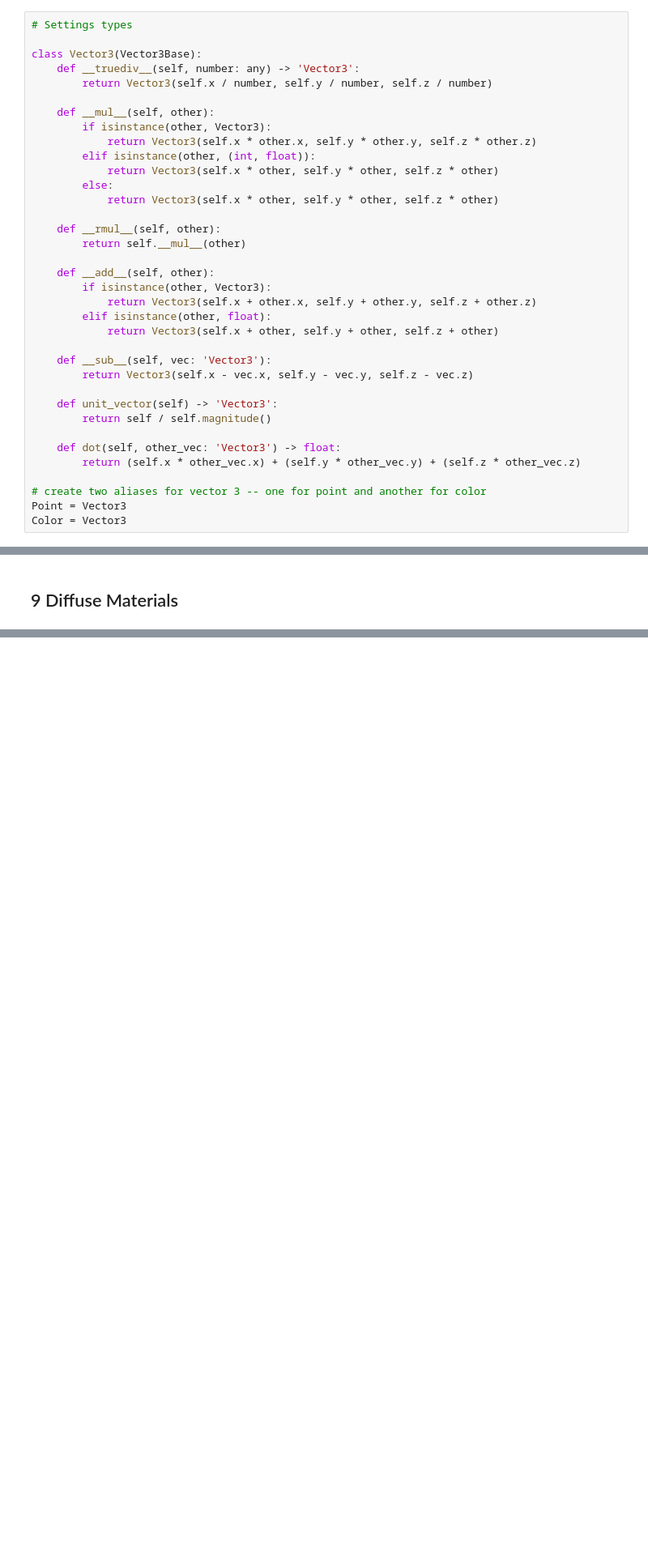
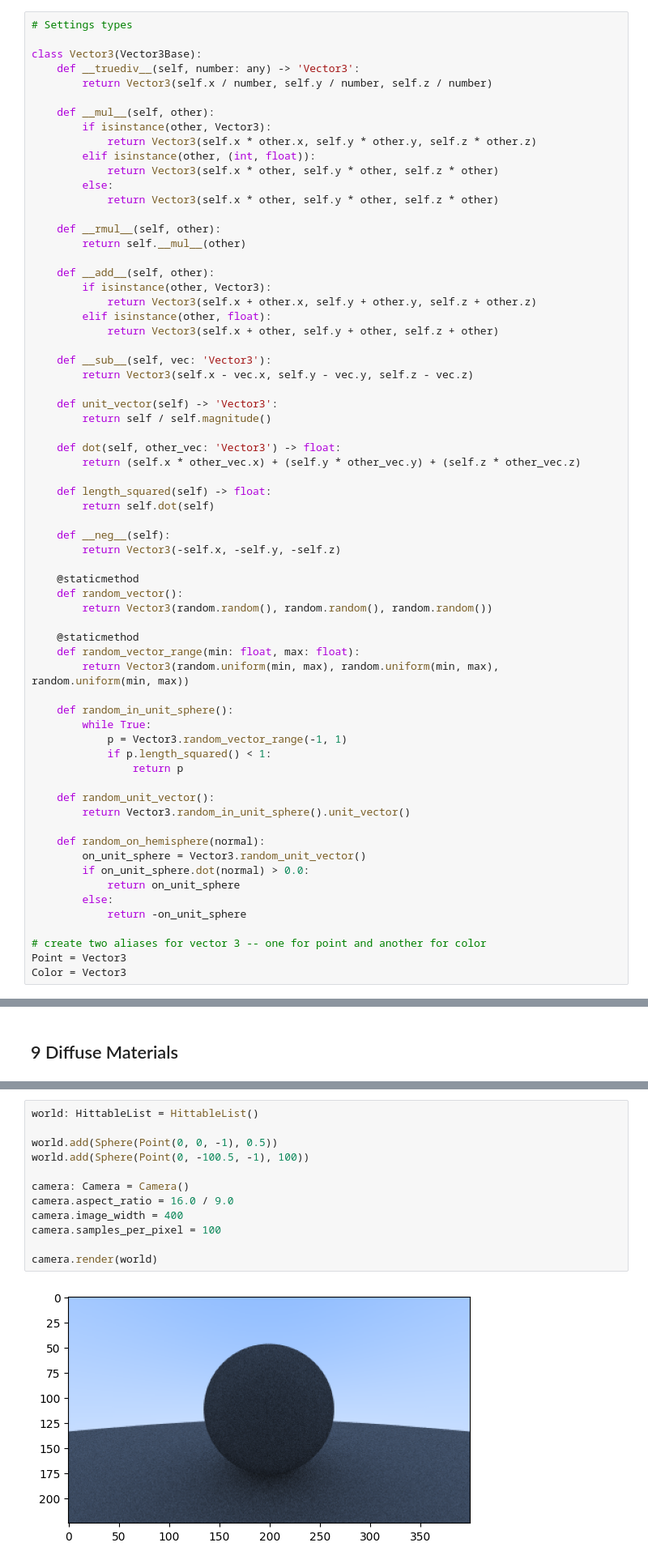
Before and after one commit to gkpatwardhan/CS445_RayTracer, a Jupyter notebook: RayTracer_1.ipynb, the cells around one changed output, grey strips where cells are left out. Shown at 81% size. Drawn from its saved outputs; the diff is of its cells as text; blank space fills up the shorter version.

```diff
--- a/RayTracer_1.ipynb
+++ b/RayTracer_1.ipynb
@@ -50,6 +50,36 @@ class Vector3(Vector3Base):
     def dot(self, other_vec: 'Vector3') -> float:
         return (self.x * other_vec.x) + (self.y * other_vec.y) + (self.z * other_vec.z)
 
+    def length_squared(self) -> float:
+        return self.dot(self)
+
+    def __neg__(self):
+        return Vector3(-self.x, -self.y, -self.z)
+
+    @staticmethod
+    def random_vector():
+        return Vector3(random.random(), random.random(), random.random())
+
+    @staticmethod
+    def random_vector_range(min: float, max: float):
+        return Vector3(random.uniform(min, max), random.uniform(min, max), random.uniform(min, max))
+
+    def random_in_unit_sphere():
+        while True:
+            p = Vector3.random_vector_range(-1, 1)
+            if p.length_squared() < 1:
+                return p
+
+    def random_unit_vector():
+        return Vector3.random_in_unit_sphere().unit_vector()
+
+    def random_on_hemisphere(normal):
+        on_unit_sphere = Vector3.random_unit_vector()
+        if on_unit_sphere.dot(normal) > 0.0:
+            return on_unit_sphere
+        else:
+            return -on_unit_sphere
+
 # create two aliases for vector 3 -- one for point and another for color
 Point = Vector3
 Color = Vector3
@@ -532,0 +619,14 @@ camera.render(world)
+# %%
+world: HittableList = HittableList()
+
+world.add(Sphere(Point(0, 0, -1), 0.5))
+world.add(Sphere(Point(0, -100.5, -1), 100))
+
+camera: Camera = Camera()
+camera.aspect_ratio = 16.0 / 9.0
+camera.image_width = 400
+camera.samples_per_pixel = 100
+
+camera.render(world)
+# %% [output]
+[figure, added]
```
Also changed, not shown: parts of 2 cells of this notebook.
